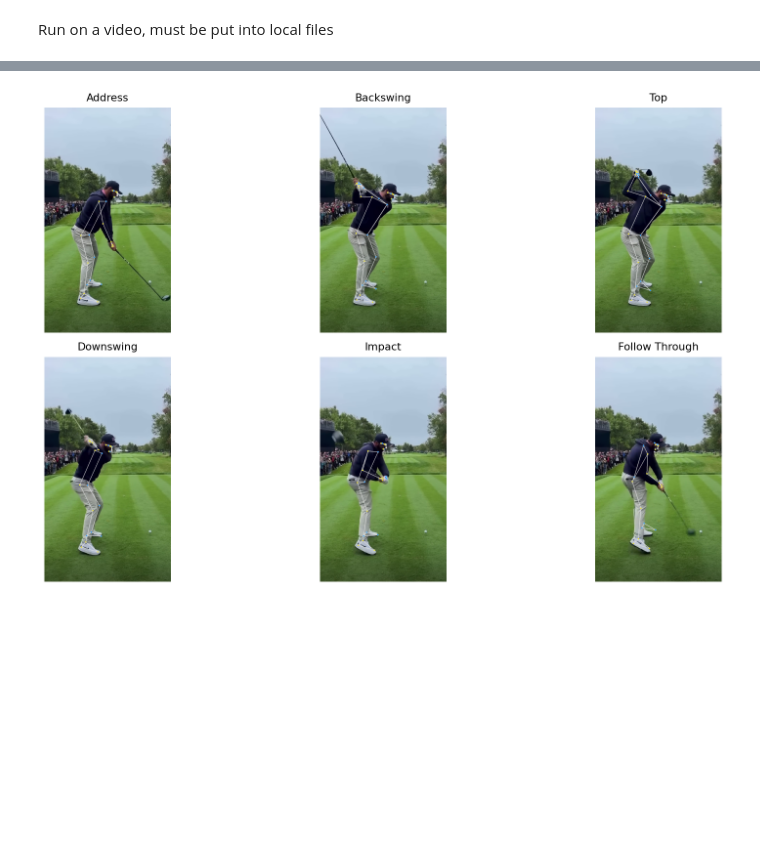
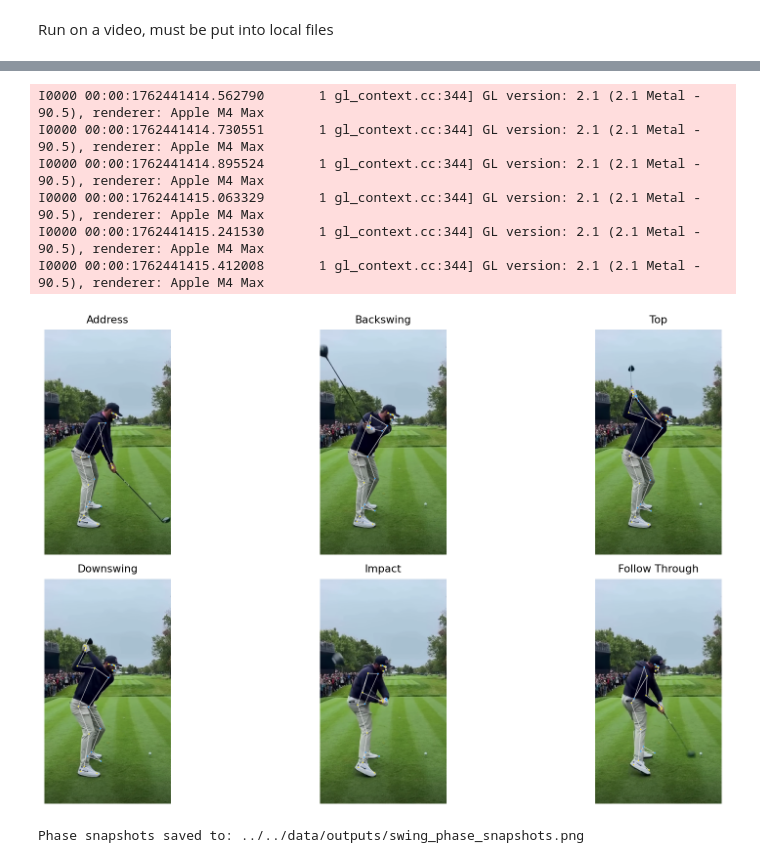
Before and after one commit to tiyarosh/golf-swing-analyzer, a Jupyter notebook: src/core/SwingPhase_Identifyer.ipynb, the cells around one changed output, grey strips where cells are left out. Saved outputs shown, nothing was run; the diff lists cells and outputs as text; code cells hidden in the pictures; blank space fills up the shorter version.

Commit message:
refactored to move output and analysis files to appropriate directories

```diff
--- a/src/core/SwingPhase_Identifyer.ipynb
+++ b/src/core/SwingPhase_Identifyer.ipynb
@@ -245,9 +245,10 @@ def plot_phases(smoothed: np.ndarray,
 # %% [markdown]
 Run on a video, must be put into local files
 # %%
+import os
 
 # === User parameters ===
-VIDEO_PATH = "swing.mp4"  # Change accordingly
+VIDEO_PATH = "../../data/reference_swings/swing.mp4"  # From src/core to project root
 
 SMOOTHING = 5         # moving average window (odd integer >=1)
 PERCENTILE = 90.0     # velocity percentile for swing start
@@ -275,4 +276,25 @@ for k, (l, r) in phases.items():
     print(f"{k:16s}: {l:5d} - {r:5d} (len {r-l:4d})")
 
 plot_phases(sm, phases, swing_start, swing_end)
+
+# Save results to file
+
+# Create unique output filename based on video filename
+video_name = os.path.splitext(os.path.basename(VIDEO_PATH))[0]
+output_path = f"../../data/outputs/{video_name}_analysis_results.txt"
+
+# Ensure output directory exists
+os.makedirs(os.path.dirname(output_path), exist_ok=True)
+
+with open(output_path, "w") as f:
+    f.write("=== Swing Analysis Results ===\n")
+    f.write(f"Video: {VIDEO_PATH}\n")
+    f.write(f"Frames: {len(sm)} | FPS: {fps:.2f}\n")
+    f.write(f"Swing start: {swing_start} | Swing end: {swing_end}\n")
+    f.write(f"Parameters: smoothing={SMOOTHING}, percentile={PERCENTILE}, precheck={PRECHECK}, vis_thresh={VIS_THRESH}\n\n")
+    f.write("Phase Breakdown:\n")
+    for k, (l, r) in phases.items():
+        f.write(f"{k:16s}: {l:5d} - {r:5d} (len {r-l:4d})\n")
+
+print(f"\nResults saved to: {output_path}")
 # %% [output]
@@ -368,31 +392,43 @@ for name, (l, r) in phase_items:
     phase_frames.append((name, int(mid)))
 
 # Draw and collect images
 images = []
 for name, idx in phase_frames:
     img, ok = draw_pose_on_frame(VIDEO_PATH, idx)
     if not ok or img is None:
         # Create a placeholder if something goes wrong
         img = np.zeros((360, 640, 3), dtype=np.uint8)
         cv2.putText(img, "No frame / pose", (20, 180),
                     cv2.FONT_HERSHEY_SIMPLEX, 1, (255,255,255), 2, cv2.LINE_AA)
         img = cv2.cvtColor(img, cv2.COLOR_BGR2RGB)
     images.append((name, img))
 
 # Plot in a 2x3 grid
 cols = 3
 rows = math.ceil(len(images) / cols)
 fig, axes = plt.subplots(rows, cols, figsize=(15, 8), dpi=130)
 axes = np.array(axes).reshape(rows, cols)
 
 for i, ax in enumerate(axes.ravel()):
     ax.axis("off")
     if i < len(images):
         name, img = images[i]
         ax.imshow(img)
         ax.set_title(f"{name}", fontsize=12, pad=8)
 
 plt.tight_layout()
 plt.show()
+
+# Save the phase snapshots to a single image file
+output_image_path = f"../../data/outputs/{video_name}_phase_snapshots.png"
+fig.savefig(output_image_path)
+print(f"Phase snapshots saved to: {output_image_path}")
 # %% [output]
+I0000 00:00:1762441414.562790       1 gl_context.cc:344] GL version: 2.1 (2.1 Metal - 90.5), renderer: Apple M4 Max
+I0000 00:00:1762441414.730551       1 gl_context.cc:344] GL version: 2.1 (2.1 Metal - 90.5), renderer: Apple M4 Max
+I0000 00:00:1762441414.895524       1 gl_context.cc:344] GL version: 2.1 (2.1 Metal - 90.5), renderer: Apple M4 Max
+I0000 00:00:1762441415.063329       1 gl_context.cc:344] GL version: 2.1 (2.1 Metal - 90.5), renderer: Apple M4 Max
+I0000 00:00:1762441415.241530       1 gl_context.cc:344] GL version: 2.1 (2.1 Metal - 90.5), renderer: Apple M4 Max
+I0000 00:00:1762441415.412008       1 gl_context.cc:344] GL version: 2.1 (2.1 Metal - 90.5), renderer: Apple M4 Max
-[figure, old version]
+[figure, new version]
+Phase snapshots saved to: ../../data/outputs/swing_phase_snapshots.png
```
Also changed, not shown: parts of 2 cells of this notebook, 7 other files.
